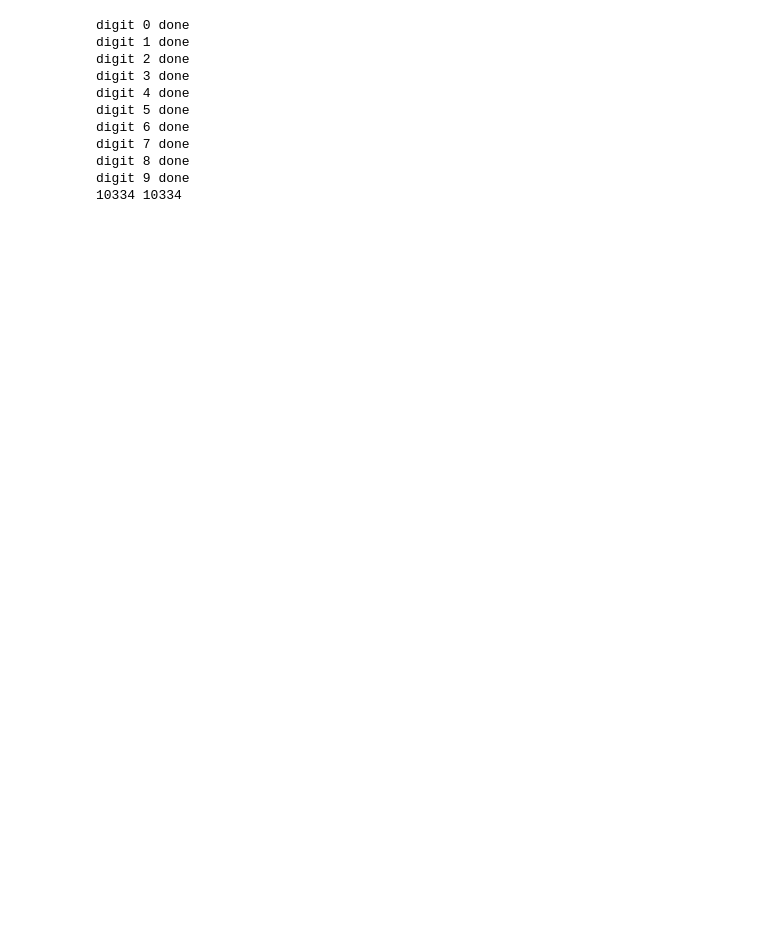
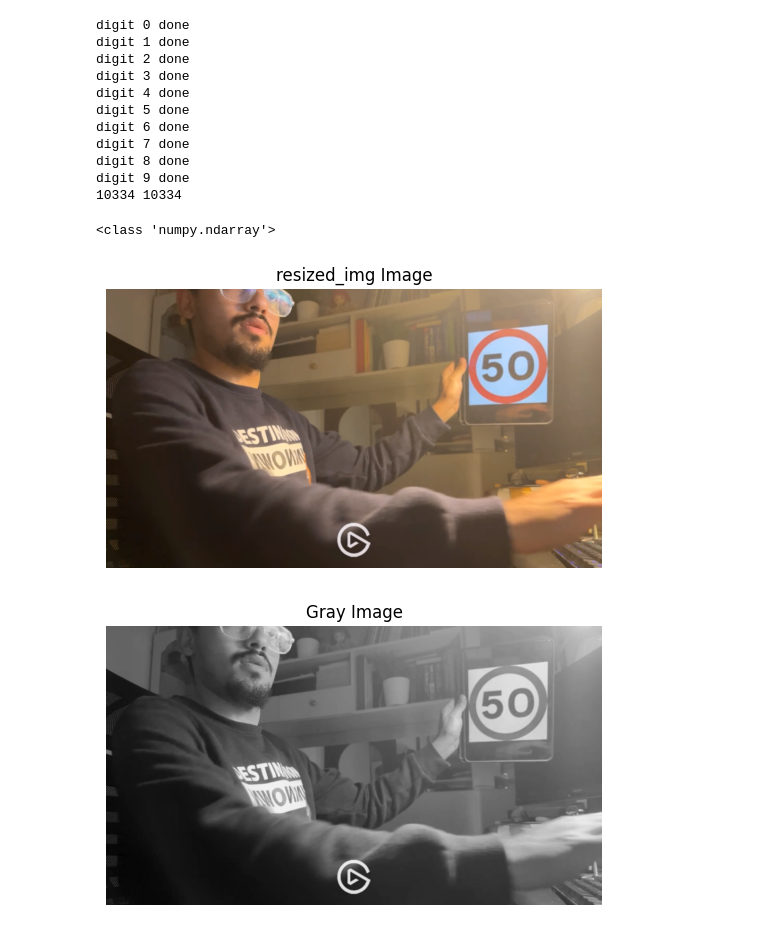
Before and after one commit to ahmedsaad562000/Hdy_3sahn_T3dy, a Jupyter notebook: app/flask-server/main.ipynb, the cells around one changed output. Cells and saved outputs as stored; diff of their text form; code cells hidden in the pictures; blank space fills up the shorter version.

```diff
--- a/app/flask-server/main.ipynb
+++ b/app/flask-server/main.ipynb
@@ -82,24 +82,31 @@ image = video_frames[-7]
 # %%
 # Load the image
-image = io.imread("./sli_s1.jpg")
+image = io.imread("./dataset/Screenshot 2023-12-24 211859.png")
+print(type(image))
+# %% [output]
+<class 'numpy.ndarray'>
 # %%
 
 resized_img = cv2.resize(image, (1280, 720))
 
-#pp.show_images([image], ["Input Image"])
+pp.show_images([resized_img], ["resized_img Image"])
 
 cropped_img = cv2.hconcat([resized_img[:, :(resized_img.shape[1] // 3)]  , resized_img[:, 2 * (resized_img.shape[1] // 3):]])
 
 # Convert the image to grayscale
 gray_image = pp.gray_image(resized_img)
+pp.show_images([gray_image], ["Gray Image"])
 
 equalized_image = pp.HistogramEqualization(gray_image)
 
 # Apply edge detection
 edge_image = pp.LoGEdgeDetection(equalized_image)
 
 # show pp images
 #pp.show_images([resized_img, image, cropped_img], ["Input Image", "Cropped Image", "Edge Image"])
+# %% [output]
+[figure, added]
+[figure, added]
 # %%
 
 # Extract ROIs
```
Also changed, not shown: parts of 5 cells of this notebook, 4 other files.
